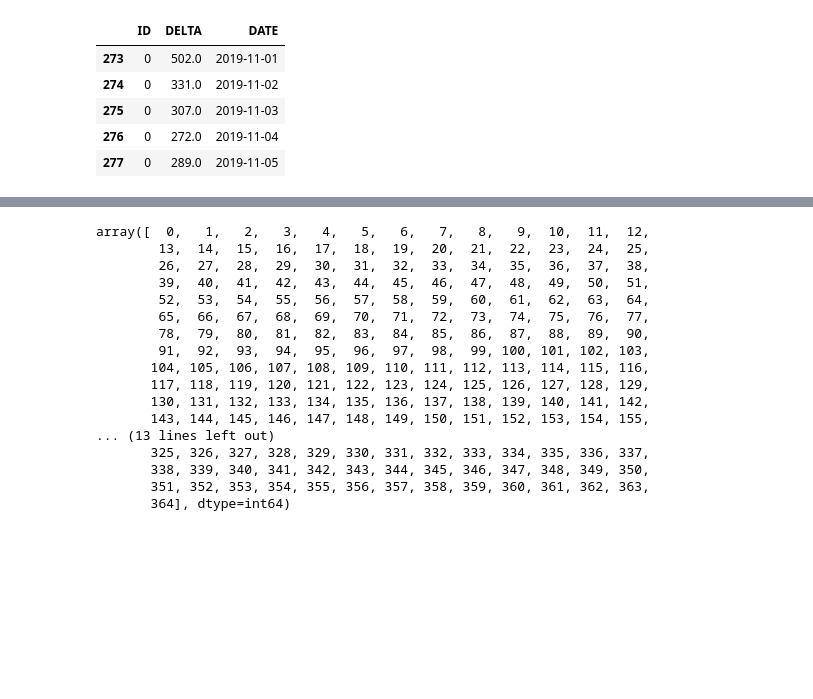
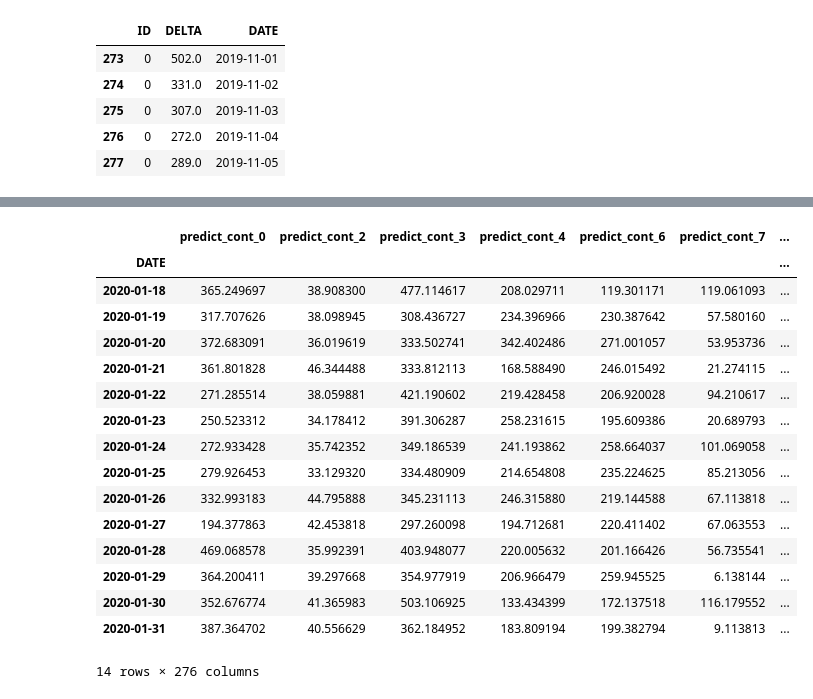
Before and after one commit to sgavela/water_footprint, a Jupyter notebook: exploration/bulk_arima.ipynb, the cells around one changed output, grey strips where cells are left out. Drawn from its saved outputs; the diff is of its cells as text; code cells hidden in the pictures; blank space fills up the shorter version.

```diff
--- a/exploration/bulk_arima.ipynb
+++ b/exploration/bulk_arima.ipynb
@@ -364,20 +124,0 @@ for copntador in data['ID'].unique():
-# %%
-data['ID'].unique()
-# %% [output]
-array([  0,   1,   2,   3,   4,   5,   6,   7,   8,   9,  10,  11,  12,
-        13,  14,  15,  16,  17,  18,  19,  20,  21,  22,  23,  24,  25,
-        26,  27,  28,  29,  30,  31,  32,  33,  34,  35,  36,  37,  38,
-        39,  40,  41,  42,  43,  44,  45,  46,  47,  48,  49,  50,  51,
-        52,  53,  54,  55,  56,  57,  58,  59,  60,  61,  62,  63,  64,
-        65,  66,  67,  68,  69,  70,  71,  72,  73,  74,  75,  76,  77,
-        78,  79,  80,  81,  82,  83,  84,  85,  86,  87,  88,  89,  90,
-        91,  92,  93,  94,  95,  96,  97,  98,  99, 100, 101, 102, 103,
-       104, 105, 106, 107, 108, 109, 110, 111, 112, 113, 114, 115, 116,
-       117, 118, 119, 120, 121, 122, 123, 124, 125, 126, 127, 128, 129,
-       130, 131, 132, 133, 134, 135, 136, 137, 138, 139, 140, 141, 142,
-       143, 144, 145, 146, 147, 148, 149, 150, 151, 152, 153, 154, 155,
-... (13 lines left out)
-       325, 326, 327, 328, 329, 330, 331, 332, 333, 334, 335, 336, 337,
-       338, 339, 340, 341, 342, 343, 344, 345, 346, 347, 348, 349, 350,
-       351, 352, 353, 354, 355, 356, 357, 358, 359, 360, 361, 362, 363,
-       364], dtype=int64)
@@ -383,0 +127,24 @@ array([  0,   1,   2,   3,   4,   5,   6,   7,   8,   9,  10,  11,  12,
+# %%
+preds_enero = pd.read_pickle('../data/predicciones_enero_arima.pkl')
+# %%
+preds_enero[preds_enero < 0] = 0
+# %%
+preds_enero
+# %% [output]
+|  | predict_cont_0 | predict_cont_2 | predict_cont_3 | predict_cont_4 | predict_cont_6 | predict_cont_7 | ... |
+| DATE |  |  |  |  |  |  | ... |
+| 2020-01-18 | 365.249697 | 38.908300 | 477.114617 | 208.029711 | 119.301171 | 119.061093 | ... |
+| 2020-01-19 | 317.707626 | 38.098945 | 308.436727 | 234.396966 | 230.387642 | 57.580160 | ... |
+| 2020-01-20 | 372.683091 | 36.019619 | 333.502741 | 342.402486 | 271.001057 | 53.953736 | ... |
+| 2020-01-21 | 361.801828 | 46.344488 | 333.812113 | 168.588490 | 246.015492 | 21.274115 | ... |
+| 2020-01-22 | 271.285514 | 38.059881 | 421.190602 | 219.428458 | 206.920028 | 94.210617 | ... |
+| 2020-01-23 | 250.523312 | 34.178412 | 391.306287 | 258.231615 | 195.609386 | 20.689793 | ... |
+| 2020-01-24 | 272.933428 | 35.742352 | 349.186539 | 241.193862 | 258.664037 | 101.069058 | ... |
+| 2020-01-25 | 279.926453 | 33.129320 | 334.480909 | 214.654808 | 235.224625 | 85.213056 | ... |
+| 2020-01-26 | 332.993183 | 44.795888 | 345.231113 | 246.315880 | 219.144588 | 67.113818 | ... |
+| 2020-01-27 | 194.377863 | 42.453818 | 297.260098 | 194.712681 | 220.411402 | 67.063553 | ... |
+| 2020-01-28 | 469.068578 | 35.992391 | 403.948077 | 220.005632 | 201.166426 | 56.735541 | ... |
+| 2020-01-29 | 364.200411 | 39.297668 | 354.977919 | 206.966479 | 259.945525 | 6.138144 | ... |
+| 2020-01-30 | 352.676774 | 41.365983 | 503.106925 | 133.434399 | 172.137518 | 116.179552 | ... |
+| 2020-01-31 | 387.364702 | 40.556629 | 362.184952 | 183.809194 | 199.382794 | 9.113813 | ... |
+14 rows × 276 columns
```
Also changed, not shown: parts of 16 cells of this notebook, 5 other files.
